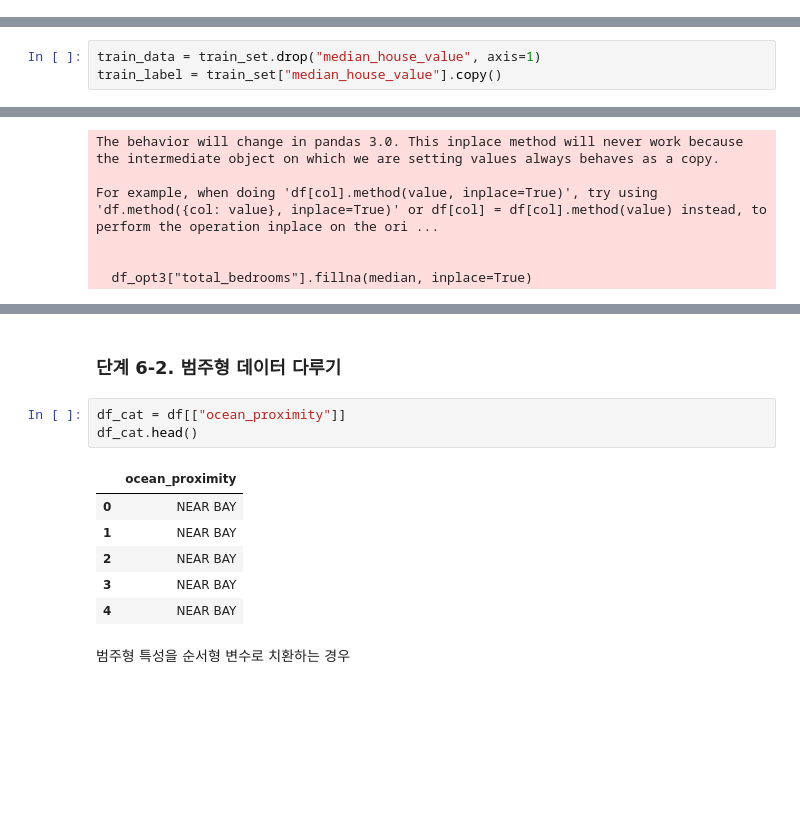
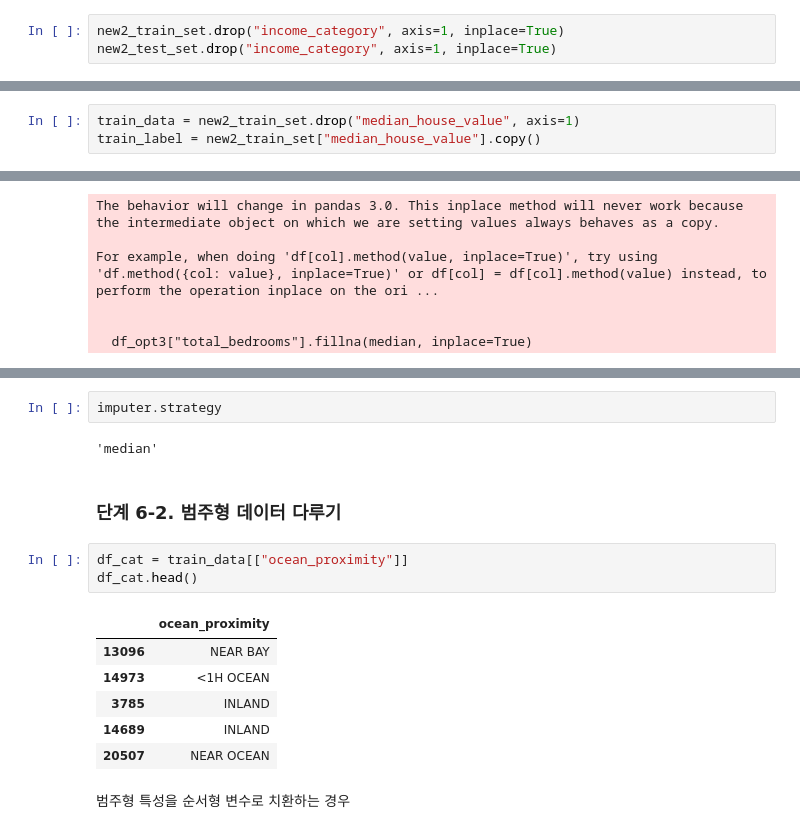
Before and after one commit to b1nnnnid/2025-2-AI, a Jupyter notebook: week3/인공지능기초_3주차실습(결과).ipynb, the cells around one changed output, grey strips where cells are left out. Cells and saved outputs as stored; diff of their text form; blank space fills up the shorter version.

```diff
--- a/week3/인공지능기초_3주차실습(결과).ipynb
+++ b/week3/인공지능기초_3주차실습(결과).ipynb
@@ -313,6 +386,9 @@ dtype: float64
 임의로 만든 <code>income_category</code>항목은 삭제하고, 계속 진행해본다.
 # %%
 df.drop("income_category", axis= 1, inplace=True)
+# %%
+new2_train_set.drop("income_category", axis=1, inplace=True)
+new2_test_set.drop("income_category", axis=1, inplace=True)
 # %% [markdown]
 ## 단계 3. 데이터 시각화
 # %% [markdown]
@@ -418,8 +517,8 @@ dtype: float64
 # %% [markdown]
 ## 단계 6. 머신러닝 알고리즘 적용을 위한 데이터 전처리
 # %%
-train_data = train_set.drop("median_house_value", axis=1)
-train_label = train_set["median_house_value"].copy()
+train_data = new2_train_set.drop("median_house_value", axis=1)
+train_label = new2_train_set["median_house_value"].copy()
 # %%
 train_data
 # %% [output]
@@ -543,15 +686,19 @@ df_opt2.loc[null_rows_idx].head()
+# %%
+imputer.strategy
+# %% [output]
+'median'
 # %% [markdown]
 ### 단계 6-2. 범주형 데이터 다루기
 # %%
-df_cat = df[["ocean_proximity"]]
+df_cat = train_data[["ocean_proximity"]]
 df_cat.head()
 # %% [output]
 |  | ocean_proximity |
-| 0 | NEAR BAY |
-| 1 | NEAR BAY |
-| 2 | NEAR BAY |
-| 3 | NEAR BAY |
-| 4 | NEAR BAY |
+| 13096 | NEAR BAY |
+| 14973 | <1H OCEAN |
+| 3785 | INLAND |
+| 14689 | INLAND |
+| 20507 | NEAR OCEAN |
 # %% [markdown]
 범주형 특성을 순서형 변수로 치환하는 경우
 # %%
```
Also changed, not shown: parts of 103 cells of this notebook, 2 other files.
